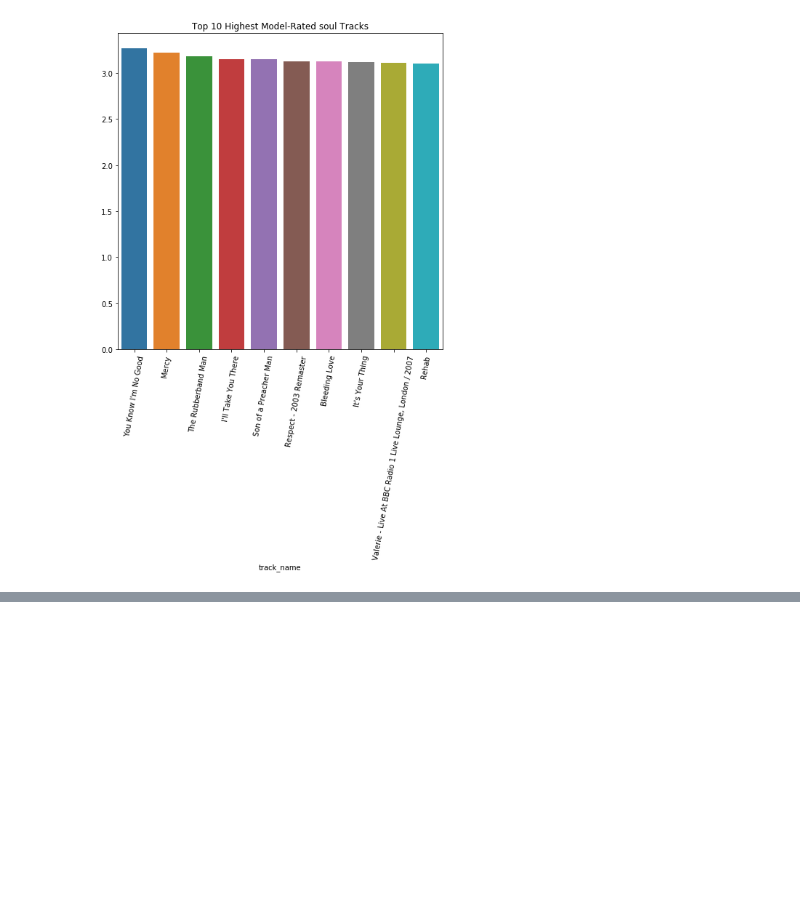
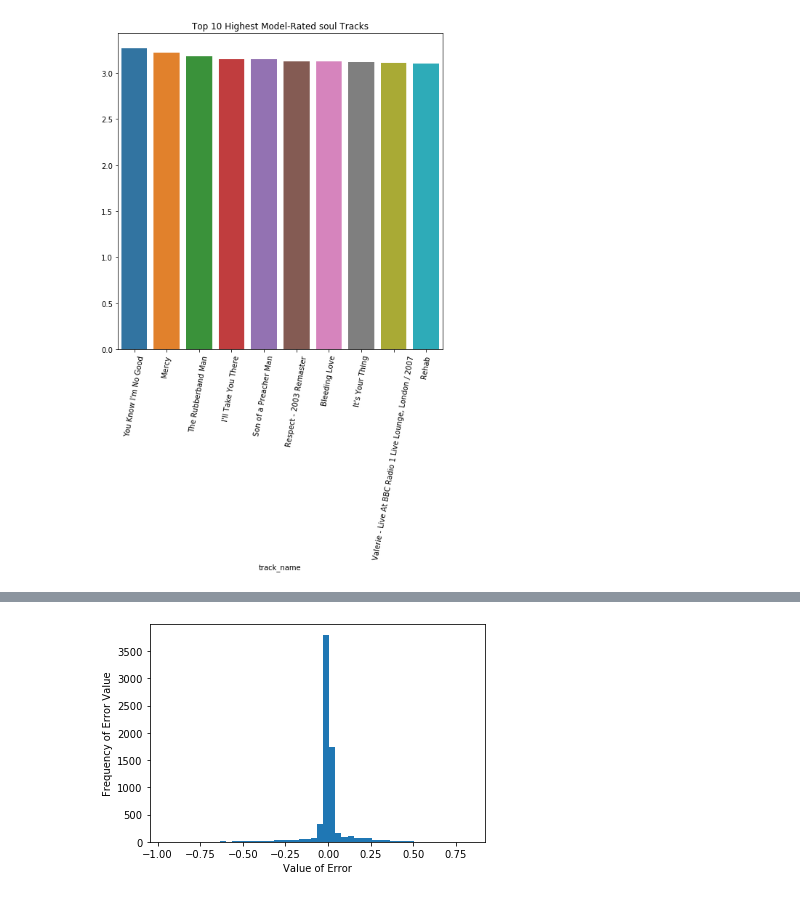
Before and after one commit to adinas94/Spotify_Recommendation_System, a Jupyter notebook: Post-Modeling EDA for Recommendation System .ipynb, the cells around one changed output, grey strips where cells are left out. Cells and saved outputs as stored; diff of their text form; code cells hidden in the pictures; blank space fills up the shorter version.

```diff
--- a/Post-Modeling EDA for Recommendation System .ipynb
+++ b/Post-Modeling EDA for Recommendation System .ipynb
@@ -378,0 +464,3 @@ for gen in matrix3.columns[1:-1]:
+# %%
+#Import the dataframe which contains the probabilistic ratings
+dfprobs = pd.read_csv('predictionsdf')
@@ -378,0 +504,3 @@ for gen in matrix3.columns[1:-1]:
+# %%
+#Calculate the errors
+errors = df_inner['estimatedrating'] - dfprobs['predicted ratings']
@@ -378,0 +523,8 @@ for gen in matrix3.columns[1:-1]:
+# %%
+#Plot a histogram of the distribution of errors
+plt.hist(errors,bins=50)
+plt.xlabel('Value of Error')
+plt.ylabel('Frequency of Error Value')
+plt.show()
+# %% [output]
+[figure, added]
```
Also changed, not shown: parts of 21 cells of this notebook, 4 other files.
